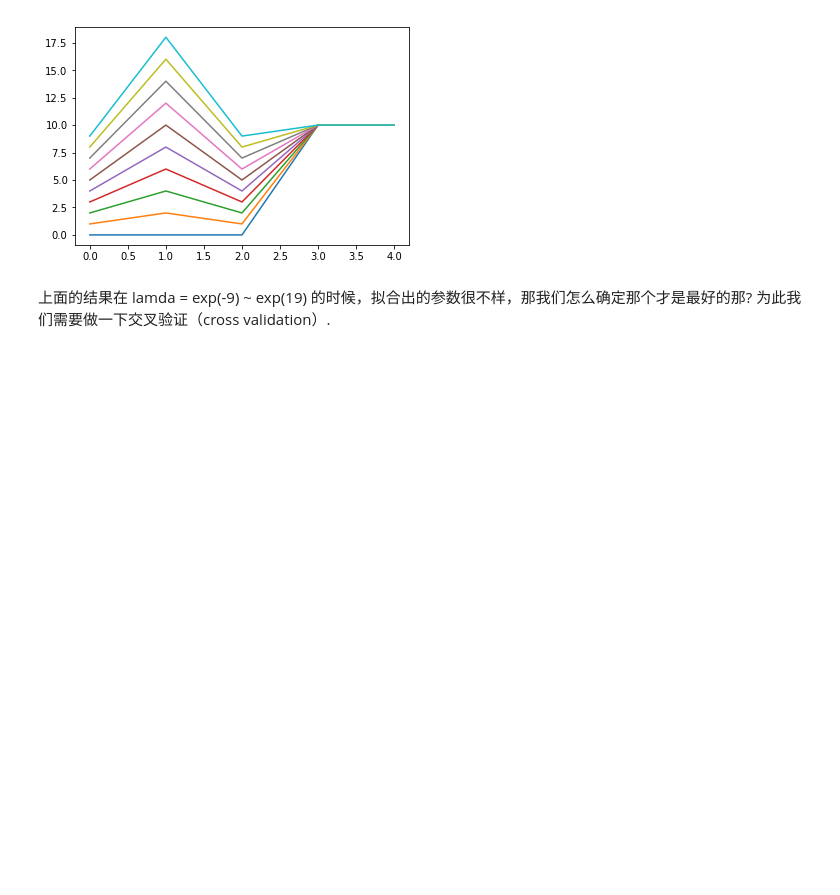
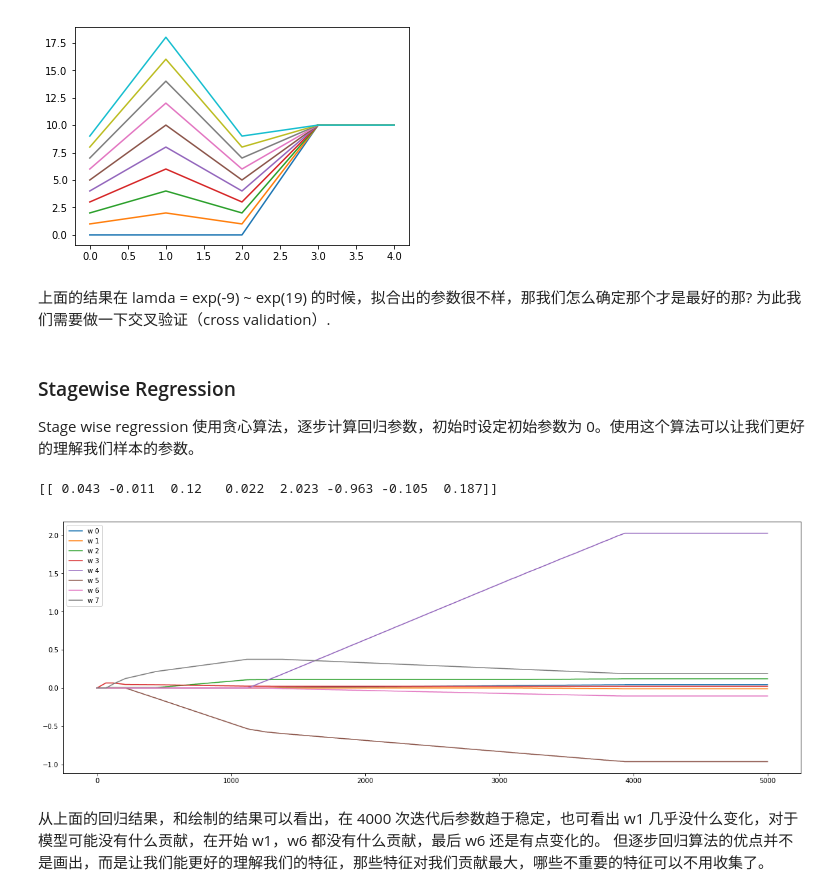
Before and after one commit to AaronFlower/Jupyter, a Jupyter notebook: 08-regression/01-regression.ipynb, the cells around one changed output. Saved outputs shown, nothing was run; the diff lists cells and outputs as text; code cells hidden in the pictures; blank space fills up the shorter version.

```diff
--- a/08-regression/01-regression.ipynb
+++ b/08-regression/01-regression.ipynb
@@ -253,3 +260,67 @@ np.newaxis
 [figure]
 # %% [markdown]
 上面的结果在 lamda = exp(-9) ~ exp(19) 的时候，拟合出的参数很不样，那我们怎么确定那个才是最好的那? 为此我们需要做一下交叉验证（cross validation）.
+# %% [markdown]
+### Stagewise Regression
+Stage wise regression 使用贪心算法，逐步计算回归参数，初始时设定初始参数为 0。使用这个算法可以让我们更好的理解我们样本的参数。
+# %%
+## Stagewise Regression
+
+def loadData(file):
+    ''' 加载数据 '''
+    data = np.loadtxt(file)
+    features = data[:, 0:-1]
+    labels = data[0:, -1]
+    return features, labels
+
+def normalizeData(features, labels):
+    '''data normalizition 用 z 分数 ， zero'''
+    fMean = features.mean(axis = 0)
+    fVar = features.var(axis = 0)
+    X = np.mat((features - fMean) / fVar)
+    y = np.mat(labels - labels.mean())
+    return X,y.T
+def rssError(y, yHat):
+    return ((y - yHat).A.squeeze() ** 2).sum()
+
+def stageWiseRegression(X, y, alpha = 0.01, itNum = 100):
+    numSamples, numFeatures = X.shape
+    ws = np.mat(np.zeros((numFeatures, 1)))
+    wsHis = np.zeros((itNum, numFeatures)) # 记录迭代的历史
+    minWs = ws.copy()
+
+    for i in range(itNum):
+        currentWs = minWs.copy()
+        minRss = np.Inf
+        for j in range(numFeatures):
+            for sign in [-1, 1]:
+                ws = currentWs.copy()
+                ws[j] += sign * alpha
+                yHat = X * ws
+                rss = rssError(yHat, y)
+                if rss < minRss:
+                    minRss = rss
+                    minWs = ws.copy()
+        wsHis[i] = ws.T.copy()
+    return minWs, wsHis
+
+def main():
+    features, labels = loadData('abalone.txt')
+    X, y = normalizeData(features, labels)
+    ws, wsHis = stageWiseRegression(X, y, 0.001, 5000)
+    print(ws.T)
+    plt.figure(figsize=(20, 7))
+    lines = plt.plot(wsHis)
+    numFeatures = X.shape[1]
+    lineLabels = ['w ' + str(i) for i in range(numFeatures)]
+    plt.legend(lines, lineLabels)
+    plt.show()
+
+
+if __name__ == '__main__':
+    main()
+# %% [output]
+[[ 0.043 -0.011  0.12   0.022  2.023 -0.963 -0.105  0.187]]
+[figure, added]
+# %% [markdown]
+从上面的回归结果，和绘制的结果可以看出，在 4000 次迭代后参数趋于稳定，也可看出 w1 几乎没什么变化，对于模型可能没有什么贡献，在开始 w1，w6 都没有什么贡献，最后 w6 还是有点变化的。 但逐步回归算法的优点并不是画出，而是让我们能更好的理解我们的特征，那些特征对我们贡献最大，哪些不重要的特征可以不用收集了。
```
Also changed, not shown: parts of 4 cells of this notebook.
